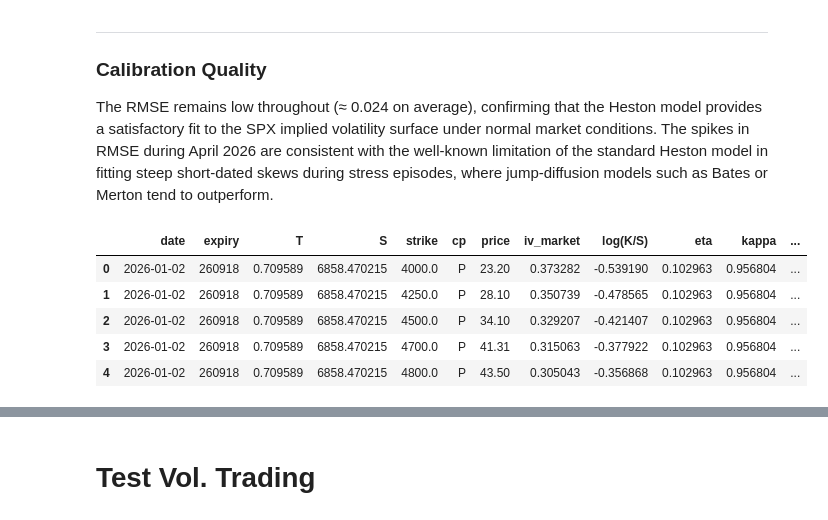
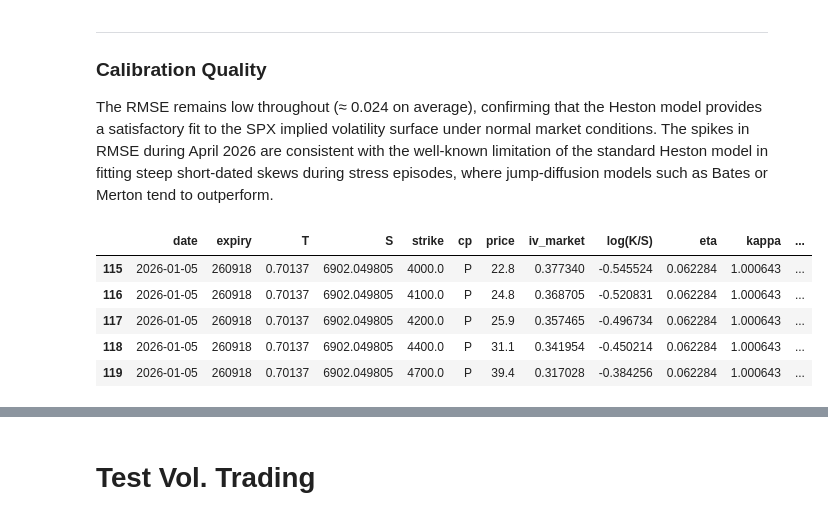
Before and after one commit to victormaury25/option-pricing-fft, a Jupyter notebook: FFT option pricing.ipynb, the cells around one changed output, grey strips where cells are left out. Saved outputs shown, nothing was run; the diff lists cells and outputs as text; code cells hidden in the pictures.

```diff
--- a/FFT option pricing.ipynb
+++ b/FFT option pricing.ipynb
@@ -753,0 +750,3 @@ df_params.head()
+# %%
+df_params = pd.read_csv('df_params.csv', parse_dates=['date'])
+df_params.head()
@@ -802,14 +808,17 @@ The most economically informative parameter on a day-to-day basis, as it capture
 
 The RMSE remains low throughout (≈ 0.024 on average), confirming that the Heston model provides a satisfactory fit to the SPX implied volatility surface under normal market conditions. The spikes in RMSE during April 2026 are consistent with the well-known limitation of the standard Heston model in fitting steep short-dated skews during stress episodes, where jump-diffusion models such as Bates or Merton tend to outperform.
 # %%
-df_params.index.name = 'date'
+for param in params:
+    df_params[param + '_lag'] = df_params[param].shift(1)
+
 df_test = df_iv.merge(df_params, on='date', how='inner')
+df_test = df_test.dropna()
 df_test.head()
 # %% [output]
 |  | date | expiry | T | S | strike | cp | price | iv_market | log(K/S) | eta | kappa | ... |
-| 0 | 2026-01-02 | 260918 | 0.709589 | 6858.470215 | 4000.0 | P | 23.20 | 0.373282 | -0.539190 | 0.102963 | 0.956804 | ... |
-| 1 | 2026-01-02 | 260918 | 0.709589 | 6858.470215 | 4250.0 | P | 28.10 | 0.350739 | -0.478565 | 0.102963 | 0.956804 | ... |
-| 2 | 2026-01-02 | 260918 | 0.709589 | 6858.470215 | 4500.0 | P | 34.10 | 0.329207 | -0.421407 | 0.102963 | 0.956804 | ... |
-| 3 | 2026-01-02 | 260918 | 0.709589 | 6858.470215 | 4700.0 | P | 41.31 | 0.315063 | -0.377922 | 0.102963 | 0.956804 | ... |
-| 4 | 2026-01-02 | 260918 | 0.709589 | 6858.470215 | 4800.0 | P | 43.50 | 0.305043 | -0.356868 | 0.102963 | 0.956804 | ... |
+| 115 | 2026-01-05 | 260918 | 0.70137 | 6902.049805 | 4000.0 | P | 22.8 | 0.377340 | -0.545524 | 0.062284 | 1.000643 | ... |
+| 116 | 2026-01-05 | 260918 | 0.70137 | 6902.049805 | 4100.0 | P | 24.8 | 0.368705 | -0.520831 | 0.062284 | 1.000643 | ... |
+| 117 | 2026-01-05 | 260918 | 0.70137 | 6902.049805 | 4200.0 | P | 25.9 | 0.357465 | -0.496734 | 0.062284 | 1.000643 | ... |
+| 118 | 2026-01-05 | 260918 | 0.70137 | 6902.049805 | 4400.0 | P | 31.1 | 0.341954 | -0.450214 | 0.062284 | 1.000643 | ... |
+| 119 | 2026-01-05 | 260918 | 0.70137 | 6902.049805 | 4700.0 | P | 39.4 | 0.317028 | -0.384256 | 0.062284 | 1.000643 | ... |
 # %%
```
Also changed, not shown: parts of 17 cells of this notebook.
